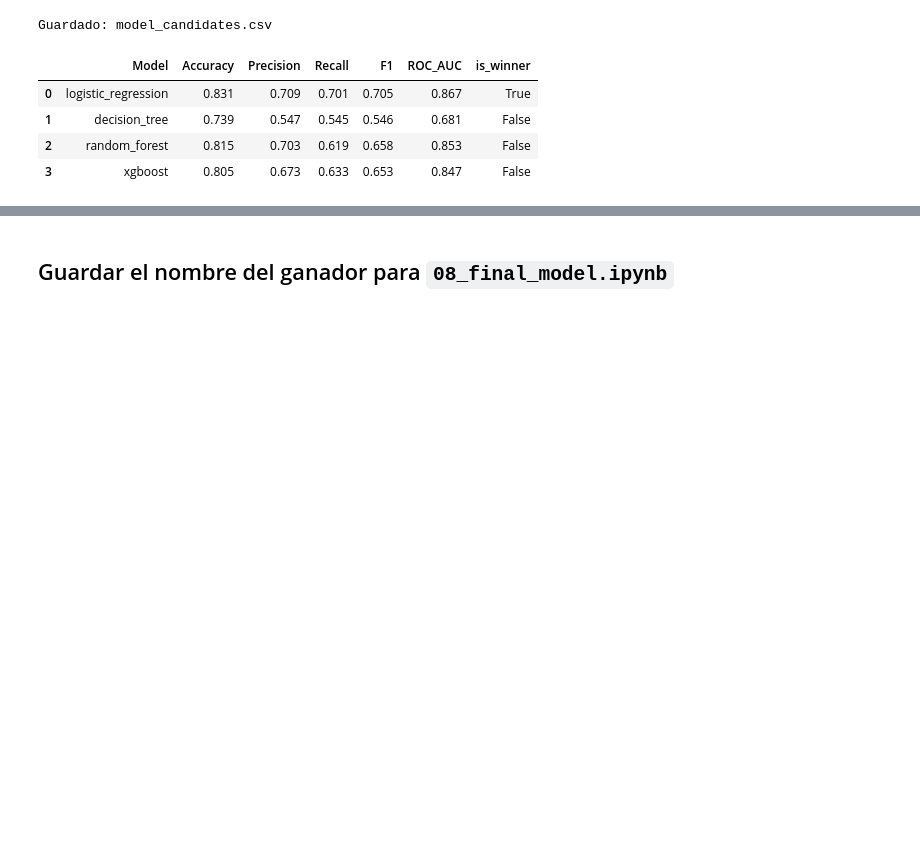
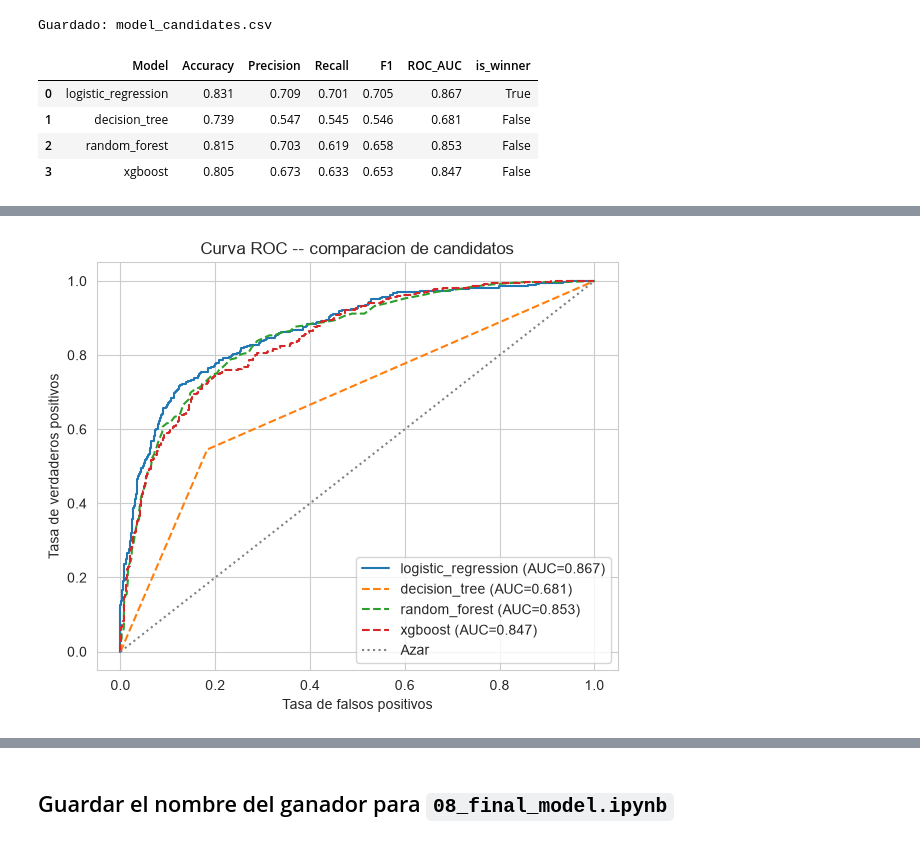
Before and after one commit to orodriguezh33/Customer-Churn-Analysis-Portfolio, a Jupyter notebook: notebooks/07_model_evaluation.ipynb, the cells around one changed output, grey strips where cells are left out. Cells and saved outputs as stored; diff of their text form; code cells hidden in the pictures; blank space fills up the shorter version.

```diff
--- a/notebooks/07_model_evaluation.ipynb
+++ b/notebooks/07_model_evaluation.ipynb
@@ -112,0 +109,17 @@ plt.show()
+# %%
+plt.figure(figsize=(6, 5))
+for name, y_proba in probas.items():
+    fpr, tpr, _ = roc_curve(y_test, y_proba)
+    auc = roc_auc_score(y_test, y_proba)
+    style = "-" if name == BEST_MODEL_NAME else "--"
+    plt.plot(fpr, tpr, style, label=f"{name} (AUC={auc:.3f})")
+
+plt.plot([0, 1], [0, 1], linestyle=":", color="gray", label="Azar")
+plt.xlabel("Tasa de falsos positivos")
+plt.ylabel("Tasa de verdaderos positivos")
+plt.title("Curva ROC -- comparacion de candidatos")
+plt.legend()
+plt.tight_layout()
+plt.show()
+# %% [output]
+[figure, added]
```
Also changed, not shown: parts of 4 cells of this notebook, 21 other files.
